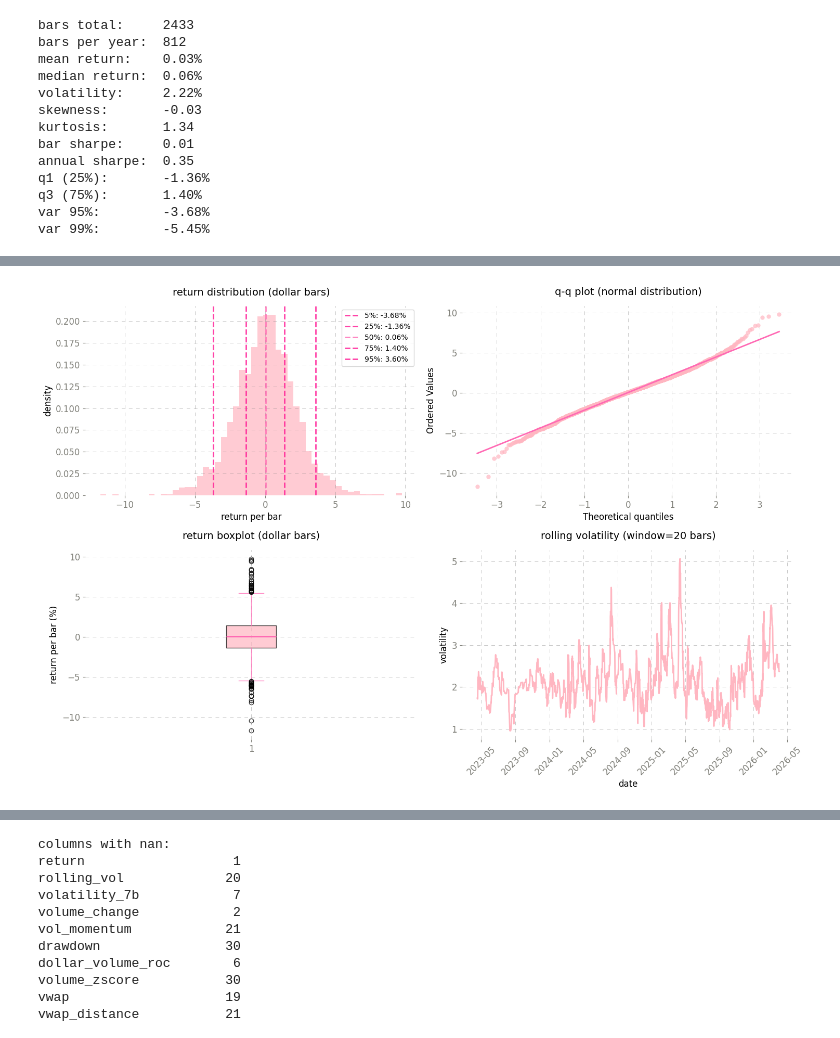
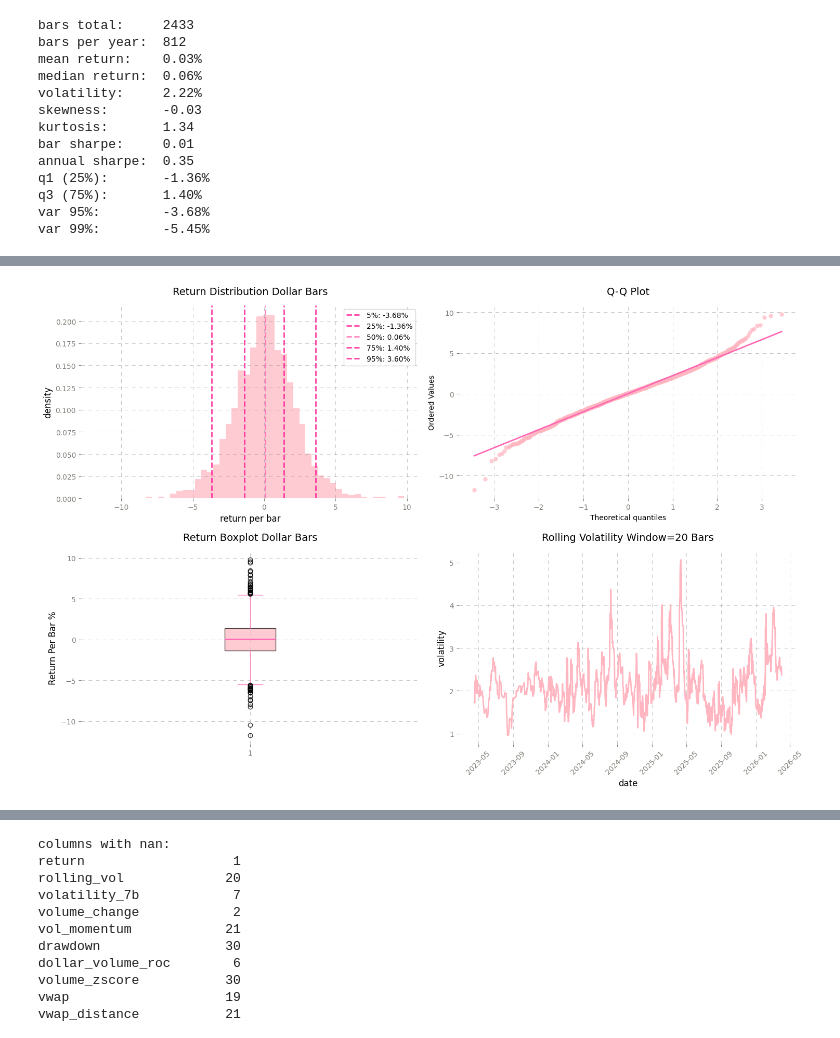
Before and after one commit to pynat/causality, a Jupyter notebook: inference_and_causality.ipynb, the cells around one changed output, grey strips where cells are left out. Drawn from its saved outputs; the diff is of its cells as text; code cells hidden in the pictures.

```diff
--- a/inference_and_causality.ipynb
+++ b/inference_and_causality.ipynb
@@ -292,7 +299,7 @@ for i, q_val in enumerate([0.05, 0.25, 0.5, 0.75, 0.95]):
     axes[0,0].axvline(df["return"].quantile(q_val),
                       color=color, linestyle='--', alpha=0.8, linewidth=2,
                       label=f'{q_val*100:.0f}%: {df["return"].quantile(q_val):.2f}%')
-axes[0,0].set_title("return distribution (dollar bars)", fontsize=14, pad=15)
+axes[0,0].set_title("Return Distribution Dollar Bars", fontsize=14, pad=15)
 axes[0,0].legend(fontsize=10)
 axes[0,0].set_xlabel("return per bar", fontsize=12)
 axes[0,0].set_ylabel("density", fontsize=12)
@@ -303,40 +310,40 @@ axes[0,1].get_lines()[0].set_markeredgecolor('none')
 axes[0,1].get_lines()[0].set_alpha(0.7)
 axes[0,1].get_lines()[1].set_color('#FF69B4')
 axes[0,1].get_lines()[1].set_linewidth(2)
-axes[0,1].set_title("q-q plot (normal distribution)", fontsize=14, pad=15)
+axes[0,1].set_title("Q-Q Plot", fontsize=14, pad=15)
 
 bp = axes[1,0].boxplot(df["return"].dropna(), patch_artist=True)
 bp['boxes'][0].set_facecolor('#FFB6C1')
 bp['boxes'][0].set_alpha(0.7)
 bp['medians'][0].set_color('#FF69B4')
 bp['medians'][0].set_linewidth(2)
 for element in ['whiskers', 'fliers', 'caps']:
     for item in bp[element]:
         item.set_color('#FF69B4')
         item.set_alpha(0.8)
-axes[1,0].set_ylabel("return per bar (%)", fontsize=12)
-axes[1,0].set_title("return boxplot (dollar bars)", fontsize=14, pad=15)
+axes[1,0].set_ylabel("Return Per Bar %", fontsize=12)
+axes[1,0].set_title("Return Boxplot Dollar Bars", fontsize=14, pad=15)
 
 df["rolling_vol"] = df["return"].rolling(window=rolling_window).std()
 axes[1,1].plot(df.index, df["rolling_vol"], color='#FFB6C1', linewidth=2)
-axes[1,1].set_title(f"rolling volatility (window={rolling_window} bars)", fontsize=14, pad=15)
+axes[1,1].set_title(f"Rolling Volatility Window={rolling_window} Bars", fontsize=14, pad=15)
 axes[1,1].set_ylabel("volatility", fontsize=12)
 axes[1,1].set_xlabel("date", fontsize=12)
 
 for ax in axes.flatten():
     ax.spines['top'].set_visible(False)
     ax.spines['right'].set_visible(False)
     ax.spines['left'].set_visible(False)
     ax.spines['bottom'].set_visible(False)
     ax.grid(True, color="gray", linestyle=(0, (10, 10)), linewidth=0.5, alpha=0.6)
     [t.set_color('#808079') for t in ax.yaxis.get_ticklabels()]
     [t.set_color('#808079') for t in ax.xaxis.get_ticklabels()]
     ax.tick_params(axis="x", colors="#808079")
     ax.tick_params(axis="y", colors="#808079")
 
 axes[1,1].tick_params(axis='x', rotation=45)
 plt.tight_layout()
 plt.savefig("results/return_distribution_dollar_bars.png", dpi=300, bbox_inches='tight')
 plt.show()
 # %% [output]
-[figure, old version]
+[figure, new version]
```
Also changed, not shown: parts of 13 cells of this notebook, 4 other files.
